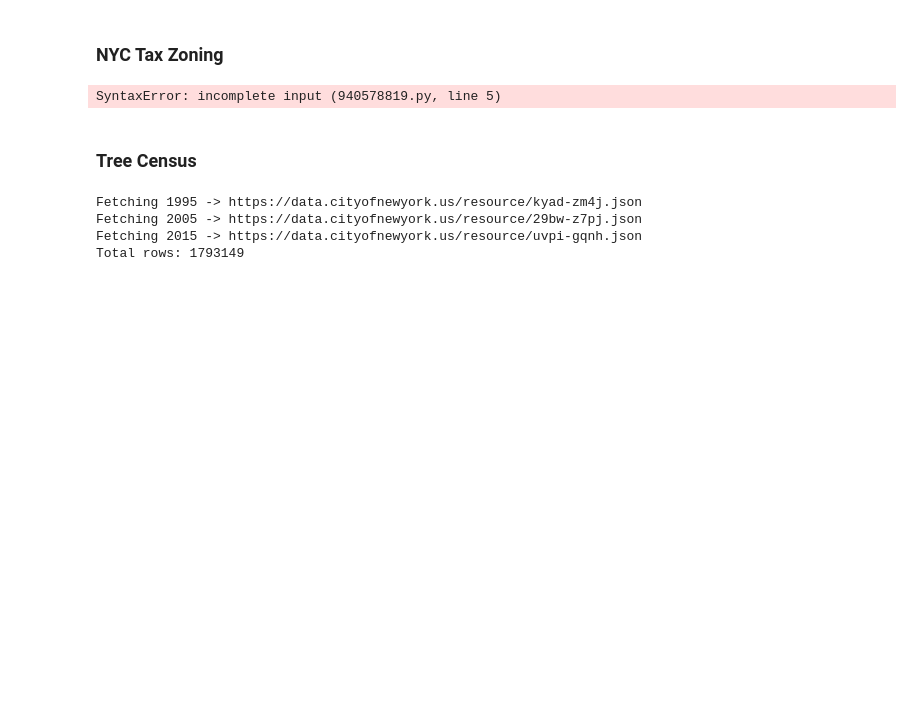
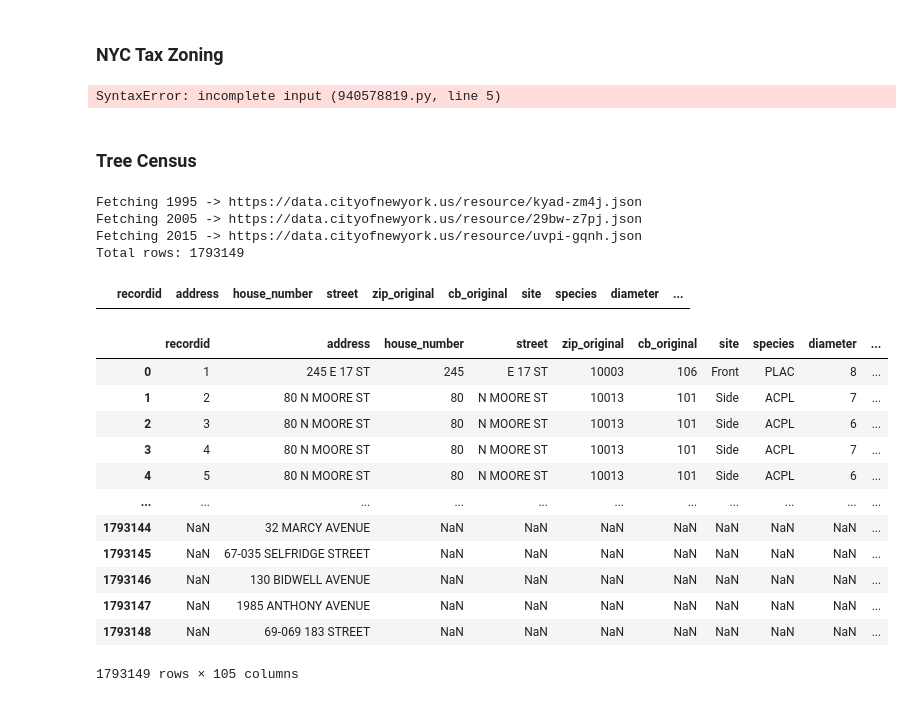
Before and after one commit to jhnboyy/CUNY_SPS_WORK, a Jupyter notebook: FALL2025/DATA698/PullingCapstoneData.ipynb, the cells around one changed output. Cells and saved outputs as stored; diff of their text form; code cells hidden in the pictures; blank space fills up the shorter version.

```diff
--- a/FALL2025/DATA698/PullingCapstoneData.ipynb
+++ b/FALL2025/DATA698/PullingCapstoneData.ipynb
@@ -1069,4 +818,26 @@ Fetching 1995 -> https://data.cityofnewyork.us/resource/kyad-zm4j.json
 Fetching 2005 -> https://data.cityofnewyork.us/resource/29bw-z7pj.json
 Fetching 2015 -> https://data.cityofnewyork.us/resource/uvpi-gqnh.json
 Total rows: 1793149
+# %%
+pd.options.display.max_columns =599
+nyc_tree_census[nyc_tree_census['longitude'].isnull()|
+ nyc_tree_census['latitude'].isnull()]
+# %% [output]
+|  | recordid | address | house_number | street | zip_original | cb_original | site | species | diameter | ... |
+# %%
+nyc_tree_census.head() to csv
+# %% [output]
+|  | recordid | address | house_number | street | zip_original | cb_original | site | species | diameter | ... |
+| 0 | 1 | 245 E 17 ST | 245 | E 17 ST | 10003 | 106 | Front | PLAC | 8 | ... |
+| 1 | 2 | 80 N MOORE ST | 80 | N MOORE ST | 10013 | 101 | Side | ACPL | 7 | ... |
+| 2 | 3 | 80 N MOORE ST | 80 | N MOORE ST | 10013 | 101 | Side | ACPL | 6 | ... |
+| 3 | 4 | 80 N MOORE ST | 80 | N MOORE ST | 10013 | 101 | Side | ACPL | 7 | ... |
+| 4 | 5 | 80 N MOORE ST | 80 | N MOORE ST | 10013 | 101 | Side | ACPL | 6 | ... |
+| ... | ... | ... | ... | ... | ... | ... | ... | ... | ... | ... |
+| 1793144 | NaN | 32 MARCY AVENUE | NaN | NaN | NaN | NaN | NaN | NaN | NaN | ... |
+| 1793145 | NaN | 67-035 SELFRIDGE STREET | NaN | NaN | NaN | NaN | NaN | NaN | NaN | ... |
+| 1793146 | NaN | 130 BIDWELL AVENUE | NaN | NaN | NaN | NaN | NaN | NaN | NaN | ... |
+| 1793147 | NaN | 1985 ANTHONY AVENUE | NaN | NaN | NaN | NaN | NaN | NaN | NaN | ... |
+| 1793148 | NaN | 69-069 183 STREET | NaN | NaN | NaN | NaN | NaN | NaN | NaN | ... |
+1793149 rows × 105 columns
 # %%
```
Also changed, not shown: parts of 74 cells of this notebook, 10 other files.
